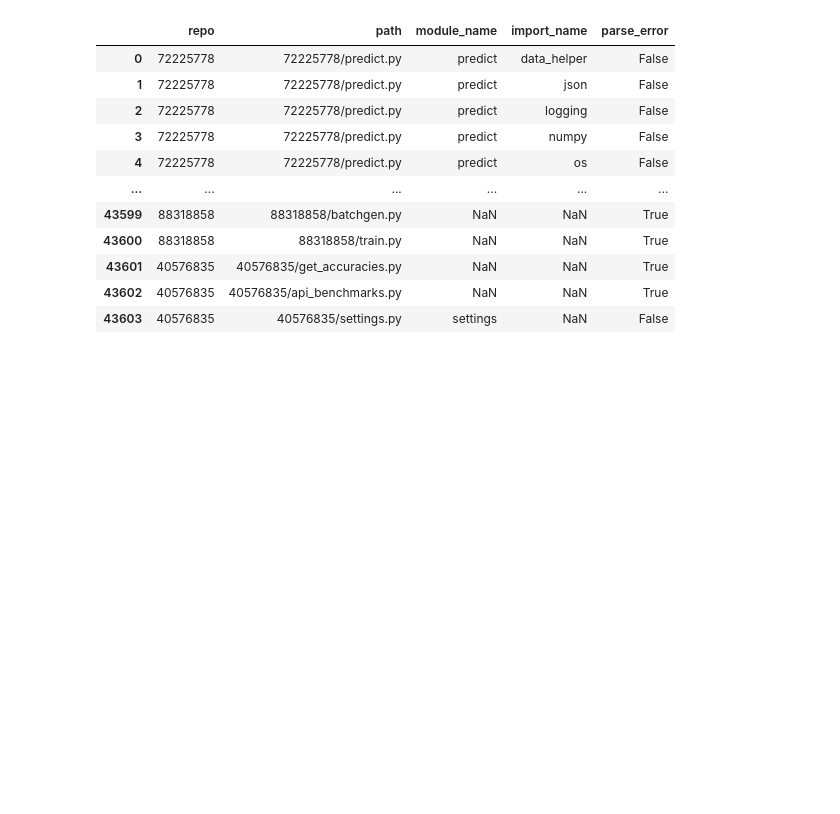
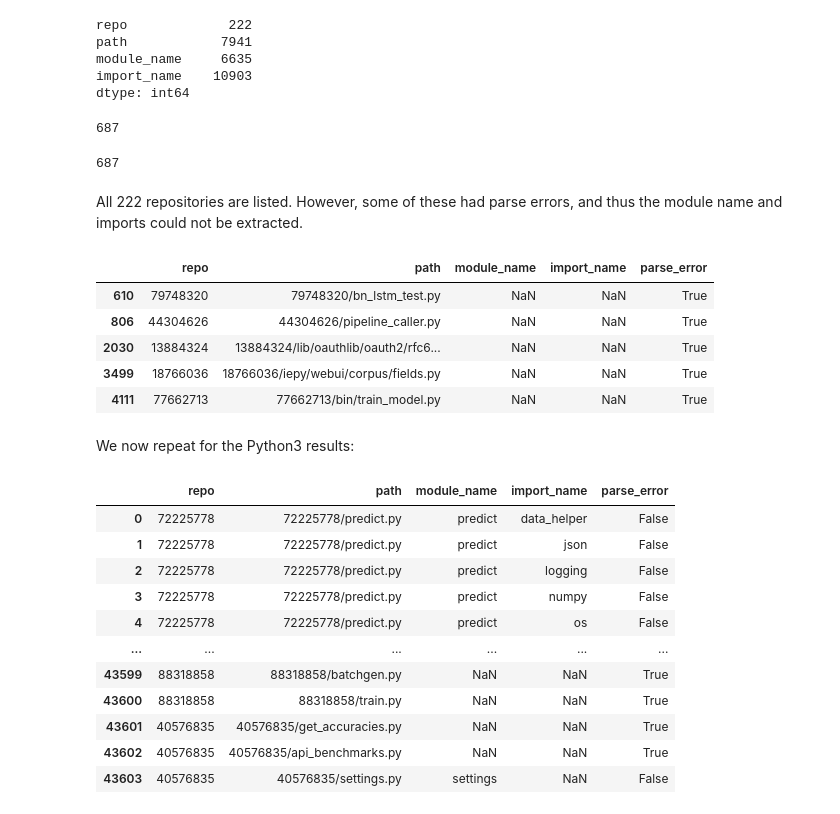
Before and after one commit to a2i2/mining-data-science-repositories, a Jupyter notebook: notebooks/analyse_imports.ipynb, the cells around one changed output. Drawn from its saved outputs; the diff is of its cells as text; code cells hidden in the pictures; blank space fills up the shorter version.

```diff
--- a/notebooks/analyse_imports.ipynb
+++ b/notebooks/analyse_imports.ipynb
@@ -36,3 +39,35 @@ dtype: int64
+# %%
+proj_imports2.nunique()[["repo", "path", "module_name", "import_name"]]
+# %% [output]
+repo             222
+path            7941
+module_name     6635
+import_name    10903
+dtype: int64
+# %%
+# Number of cases where file had a parse error
+len(proj_imports2[proj_imports2["parse_error"]])
+# %% [output]
+687
+# %%
+# Number of cases where a module name could not be extracted (should be equal to number of parse errors)
+len(proj_imports2[pd.isnull(proj_imports2["module_name"])])
+# %% [output]
+687
+# %% [markdown]
+All 222 repositories are listed. However, some of these had parse errors, and thus the module name and imports could not be extracted.
+# %%
+# Example of how unparsable repositories are represented
+proj_imports2[proj_imports2["parse_error"]].head()
+# %% [output]
+|  | repo | path | module_name | import_name | parse_error |
+| 610 | 79748320 | 79748320/bn_lstm_test.py | NaN | NaN | True |
+| 806 | 44304626 | 44304626/pipeline_caller.py | NaN | NaN | True |
+| 2030 | 13884324 | 13884324/lib/oauthlib/oauth2/rfc6... | NaN | NaN | True |
+| 3499 | 18766036 | 18766036/iepy/webui/corpus/fields.py | NaN | NaN | True |
+| 4111 | 77662713 | 77662713/bin/train_model.py | NaN | NaN | True |
+# %% [markdown]
+We now repeat for the Python3 results:
 # %%
 proj_imports3 = pd.read_csv(join(DATA_DIR, "results_imports_python3.csv"))
 proj_imports3
```
Also changed, not shown: parts of 85 cells of this notebook, 2 other files.
